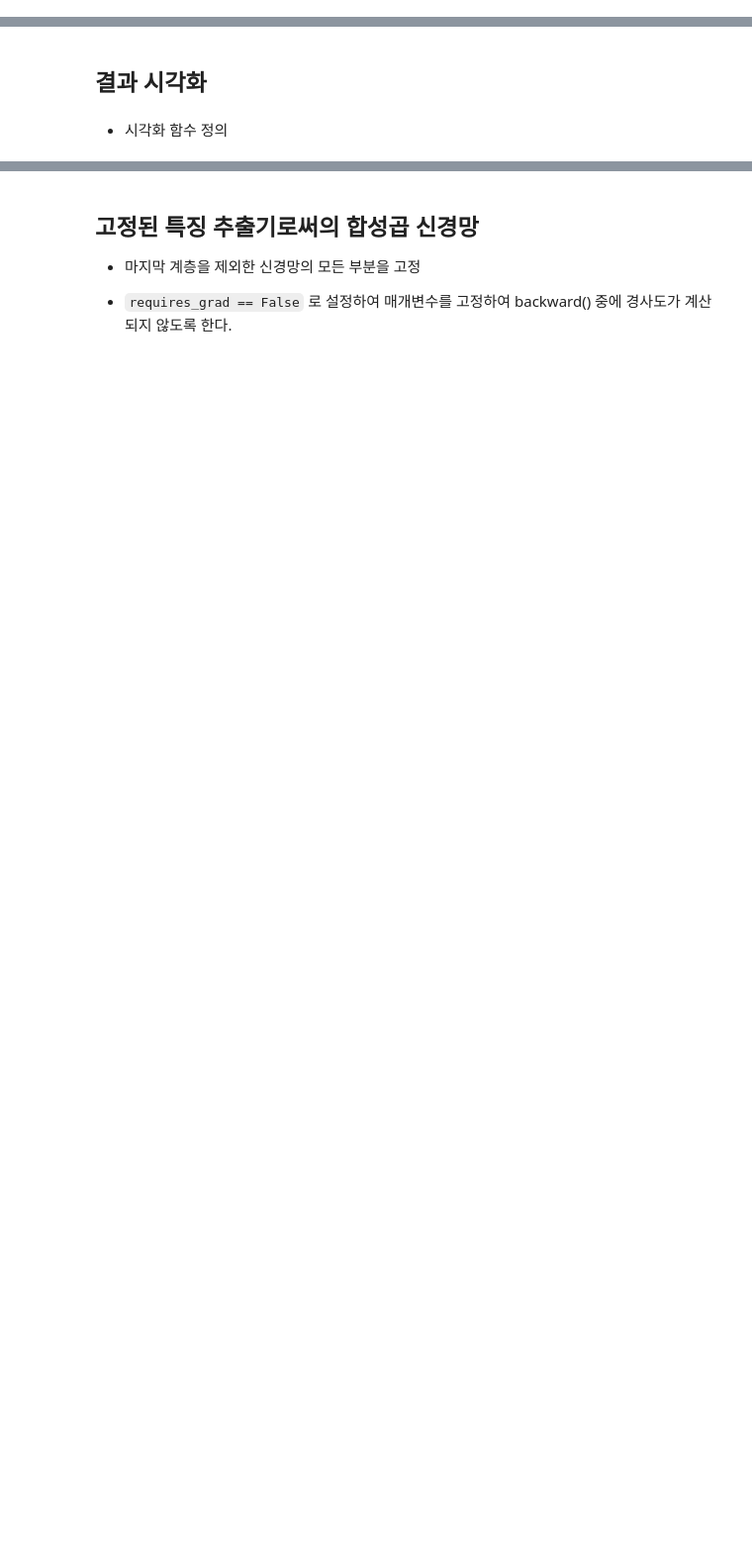
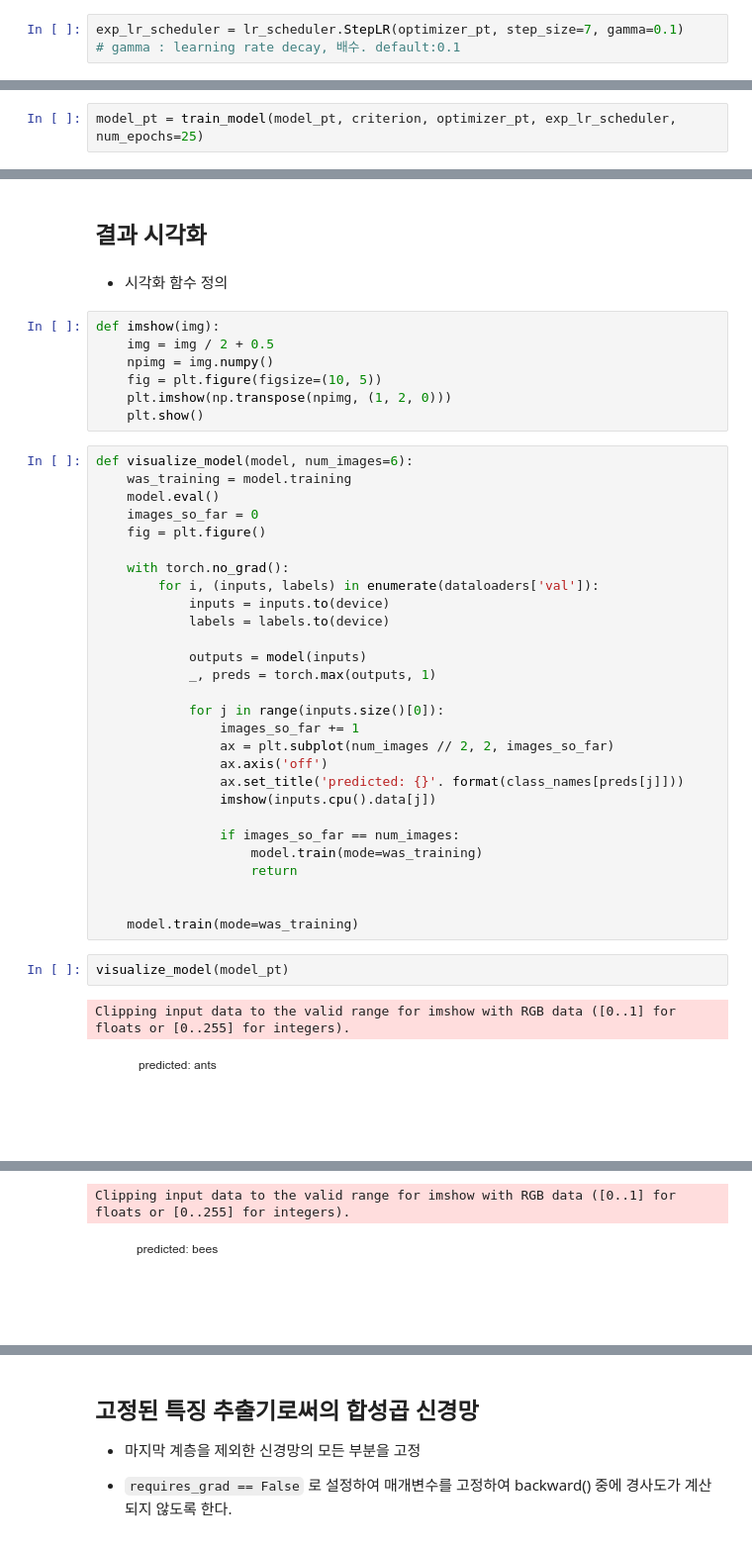
Before and after one commit to Seola17/Hello-World, a Jupyter notebook: PyTorch_Suanlab_05_사전훈련모델사용.ipynb, the cells around one changed output, grey strips where cells are left out. Shown at 99% size. Cells and saved outputs as stored; diff of their text form; blank space fills up the shorter version.

```diff
--- a/PyTorch_Suanlab_05_사전훈련모델사용.ipynb
+++ b/PyTorch_Suanlab_05_사전훈련모델사용.ipynb
@@ -27,5 +116,8 @@
 # %% [markdown]
 -  7 에폭마다 0.1씩 학습율 감소
+# %%
+exp_lr_scheduler = lr_scheduler.StepLR(optimizer_pt, step_size=7, gamma=0.1)
+# gamma : learning rate decay, 배수. default:0.1
 # %% [markdown]
 ## 모델 학습
 # %% [markdown]
@@ -32,0 +183,2 @@
+# %%
+model_pt = train_model(model_pt, criterion, optimizer_pt, exp_lr_scheduler, num_epochs=25)
@@ -34,3 +204,43 @@
 ## 결과 시각화
 # %% [markdown]
 - 시각화 함수 정의
+# %%
+def imshow(img):
+    img = img / 2 + 0.5
+    npimg = img.numpy()
+    fig = plt.figure(figsize=(10, 5))
+    plt.imshow(np.transpose(npimg, (1, 2, 0)))
+    plt.show()
+# %%
+def visualize_model(model, num_images=6):
+    was_training = model.training
+    model.eval()
+    images_so_far = 0
+    fig = plt.figure()
+
+    with torch.no_grad():
+        for i, (inputs, labels) in enumerate(dataloaders['val']):
+            inputs = inputs.to(device)
+            labels = labels.to(device)
+
+            outputs = model(inputs)
+            _, preds = torch.max(outputs, 1)
+
+            for j in range(inputs.size()[0]):
+                images_so_far += 1
+                ax = plt.subplot(num_images // 2, 2, images_so_far)
+                ax.axis('off')
+                ax.set_title('predicted: {}'. format(class_names[preds[j]]))
+                imshow(inputs.cpu().data[j])
+
+                if images_so_far == num_images:
+                    model.train(mode=was_training)
+                    return
+
+
+    model.train(mode=was_training)
+# %%
+visualize_model(model_pt)
+# %% [output]
+Clipping input data to the valid range for imshow with RGB data ([0..1] for floats or [0..255] for integers).
+[figure, added]
@@ -36,0 +248,2 @@
+Clipping input data to the valid range for imshow with RGB data ([0..1] for floats or [0..255] for integers).
+[figure, added]
```
Also changed, not shown: parts of 17 cells of this notebook, 4 other files.
